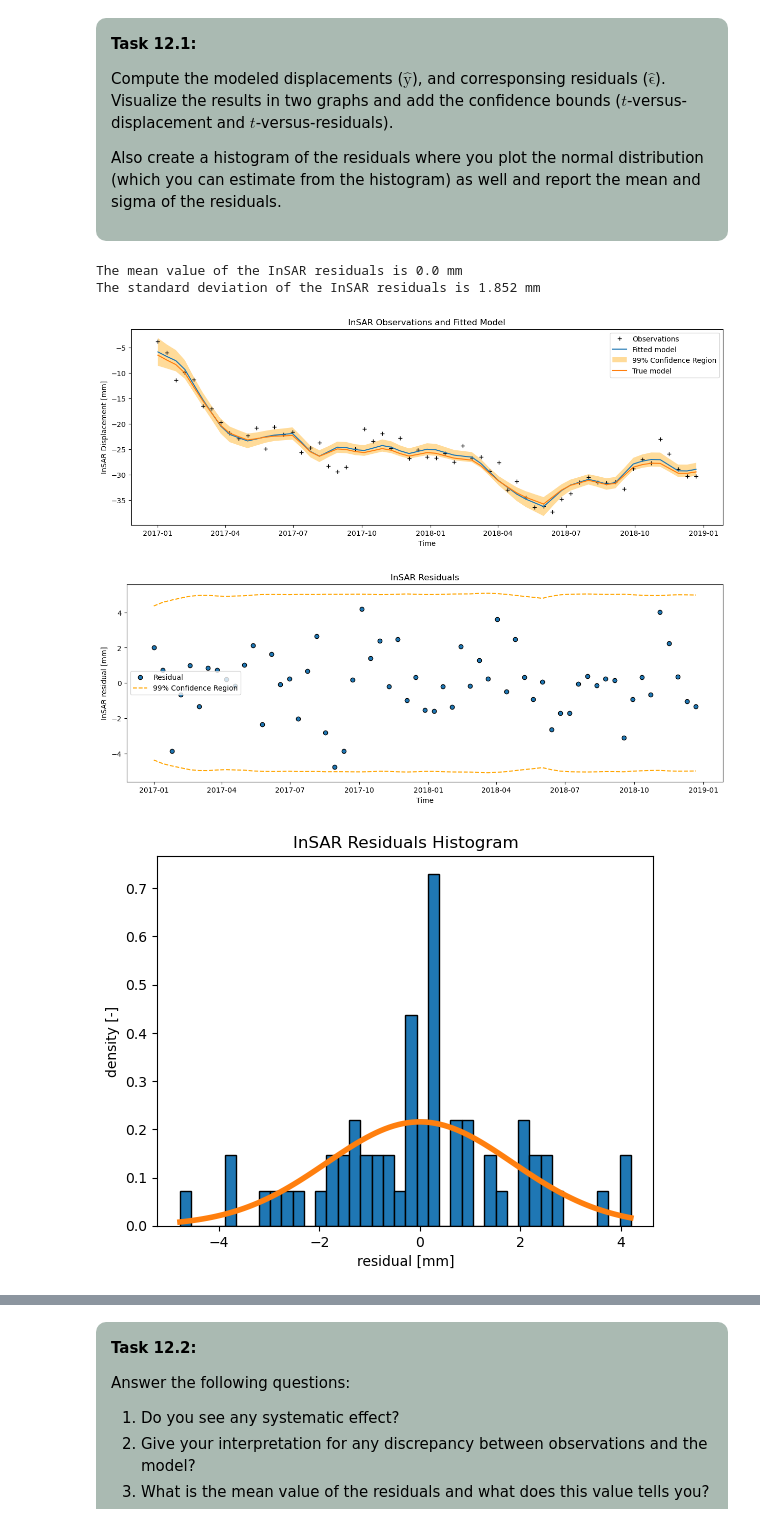
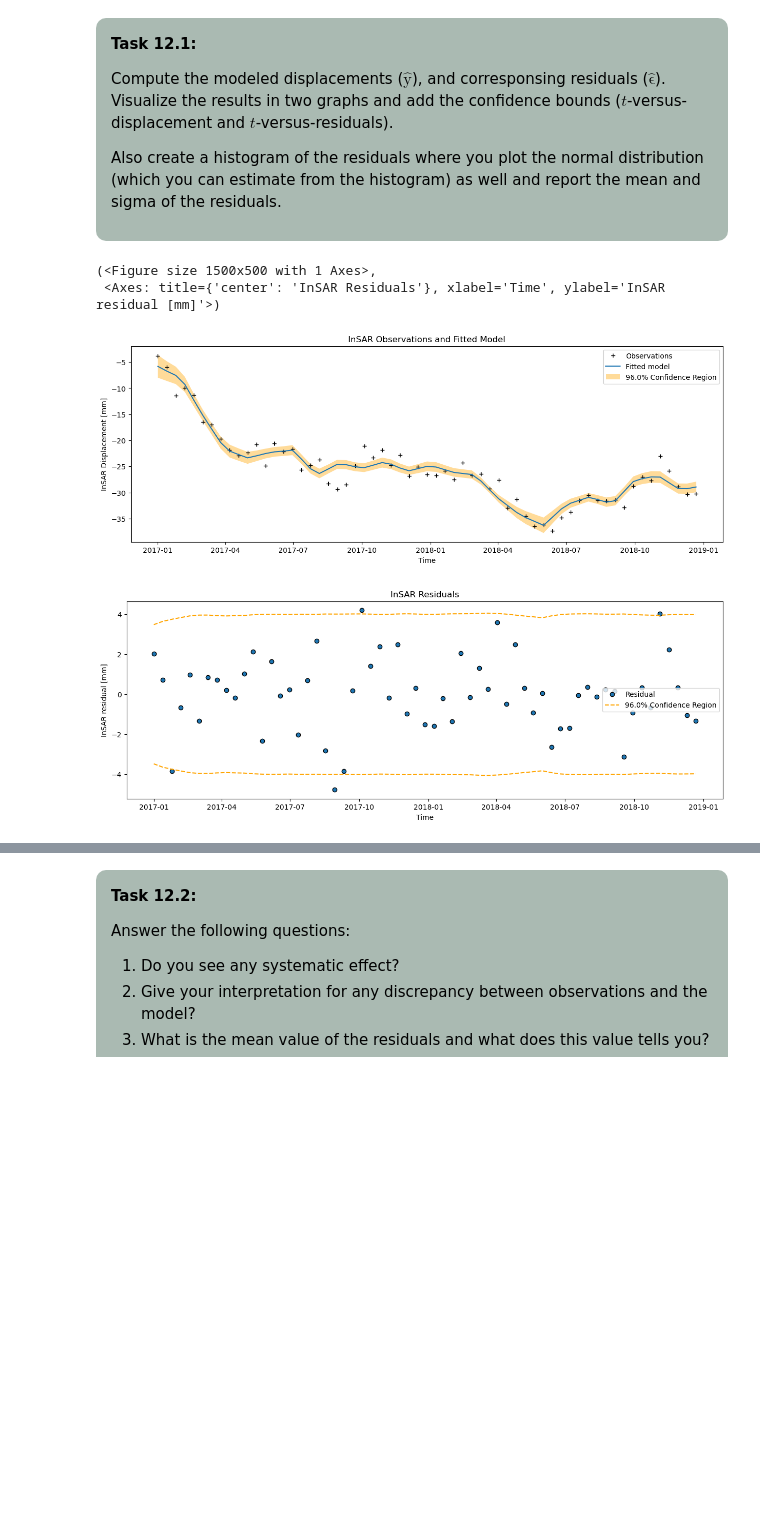
Before and after one commit to TUDelft-MUDE/2024-files, a Jupyter notebook: content/GA_1_4/Analysis_solution.ipynb, the cells around one changed output, grey strips where cells are left out. Saved outputs shown, nothing was run; the diff lists cells and outputs as text; code cells hidden in the pictures; blank space fills up the shorter version.

```diff
--- a/content/GA_1_4/Analysis_solution.ipynb
+++ b/content/GA_1_4/Analysis_solution.ipynb
@@ -132,6 +133,7 @@ def initialize_new_dict(d_old):
     d['model_type'] = 'Non-Linear Least Squares'
     d['times'] = d_old['times']
     d['y'] = d_old['y']
+    d['Sigma_Y'] = d_old['Sigma_Y']
     d['days'] = d_old['days']
     d['groundwater'] = d_old['groundwater']
     return d
@@ -368,17 +386,14 @@ For each unknown parameter, plot your estimates versus the iteration number (hor
 # %%
 x0 = [do_i, R_i, a_i,k_i]
 
-[xhat_insar, Sigma_Xhat_insar, xhat_i_insar, niter_insar, J_final_insar] = \
-    nlsq_iteration(x0, days_insar, y_insar, Sigma_Y_insar, GW_at_InSAR_times)
+m1 = nlsq_iteration(x0, m1)
+m2 = nlsq_iteration(x0, m2)
 
-[xhat_gnss, Sigma_Xhat_gnss, xhat_i_gnss, niter_gnss, J_final_gnss] = \
-    nlsq_iteration(x0, days_gnss, y_gnss, Sigma_Y_gnss, GW_at_GNSS_times)
+print('\n InSAR Reults for each iteration (#Interations =', m1['niter'], ')')
+print(m1['xhat_i'])
 
-print('\n InSAR Reults for each iteration (#Interations =', niter_insar, ')')
-print(xhat_i_insar)
-
-print('\n GNSS Reults for each iteration (#Interations =', niter_gnss, ')')
-print(xhat_i_gnss)
+print('\n GNSS Reults for each iteration (#Interations =', m2['niter'], ')')
+print(m2['xhat_i'])
 # %% [output]
  InSAR Reults for each iteration (#Interations = 7 )
 [[ 9.000e+00 -2.500e+01  3.000e+02  1.500e-01]
@@ -553,15 +568,14 @@ Also create a histogram of the residuals where you plot the normal distribution
 </p>
 </div>
 # %%
-yhat_insar_2 = forward_model(days_insar, xhat_insar[0], xhat_insar[1], xhat_insar[2],\
-                             xhat_insar[3], GW_at_InSAR_times)
-ehat_insar_2 = plot_residual(dates_insar, y_insar, yhat_insar_2,
-                              'InSAR', J_final_insar, Sigma_Xhat_insar,
-                              Sigma_Y_insar, disp_insar)
+m1['y_hat'] = forward_model(m1['days'], m1['x_hat'][0], m1['x_hat'][1], m1['x_hat'][2],\
+                             m1['x_hat'][3], m1['groundwater'])
+m1 = get_CI(m1, 0.04)
+plot_model(m1)
+plot_residual(m1)
 # %% [output]
-The mean value of the InSAR residuals is 0.0 mm
-The standard deviation of the InSAR residuals is 1.852 mm
+(<Figure size 1500x500 with 1 Axes>,
+ <Axes: title={'center': 'InSAR Residuals'}, xlabel='Time', ylabel='InSAR residual [mm]'>)
-[figure, old version]
+[figure, new version]
-[figure, old version]
+[figure, new version]
-[figure, removed]
 # %%
```
Also changed, not shown: parts of 9 cells of this notebook, 3 other files.
